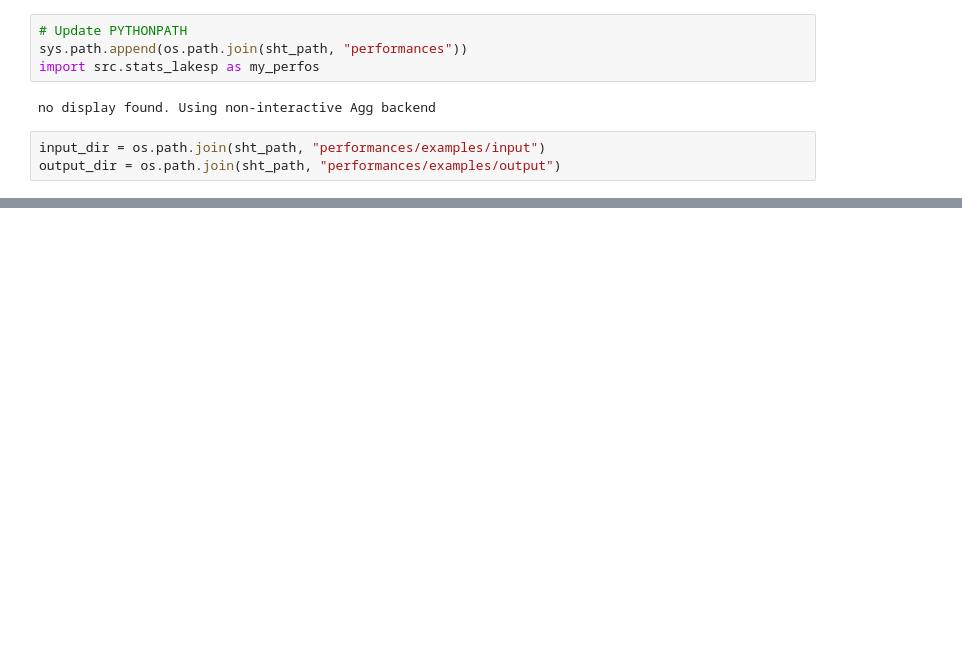
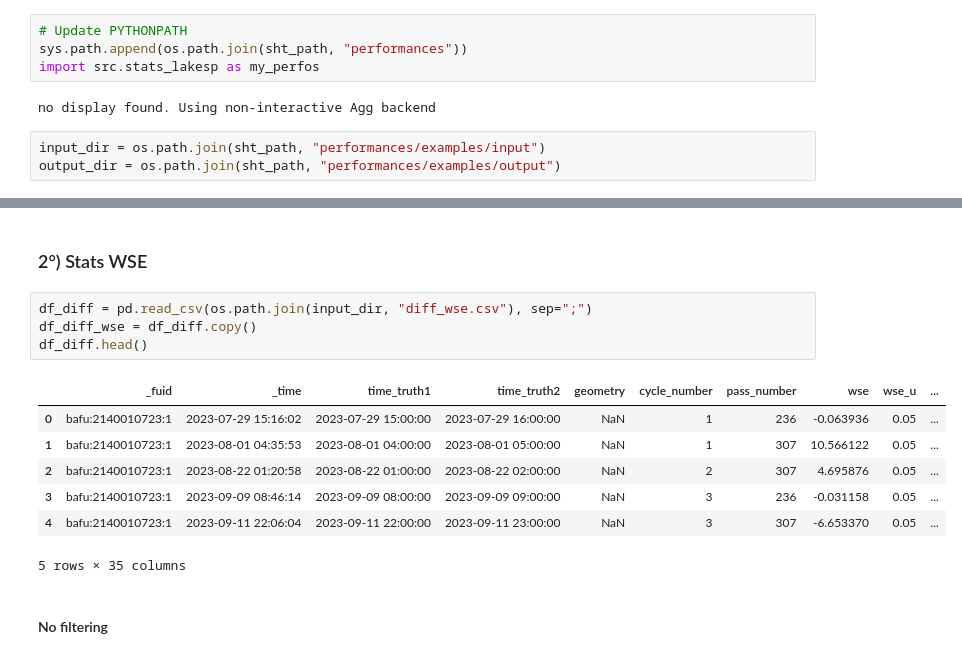
Before and after one commit to CNES/swot-hydrology-toolbox, a Jupyter notebook: performances/examples/perfos_lakesp_with_filters.ipynb, the cells around one changed output, grey strips where cells are left out. Saved outputs shown, nothing was run; the diff lists cells and outputs as text; blank space fills up the shorter version.

```diff
--- a/performances/examples/perfos_lakesp_with_filters.ipynb
+++ b/performances/examples/perfos_lakesp_with_filters.ipynb
@@ -316,0 +713,17 @@ median_value
+# %% [markdown]
+<a id="stats-wse"></a>
+### 2°) Stats WSE
+# %%
+df_diff = pd.read_csv(os.path.join(input_dir, "diff_wse.csv"), sep=";")
+df_diff_wse = df_diff.copy()
+df_diff.head()
+# %% [output]
+|  | _fuid | _time | time_truth1 | time_truth2 | geometry | cycle_number | pass_number | wse | wse_u | ... |
+| 0 | bafu:2140010723:1 | 2023-07-29 15:16:02 | 2023-07-29 15:00:00 | 2023-07-29 16:00:00 | NaN | 1 | 236 | -0.063936 | 0.05 | ... |
+| 1 | bafu:2140010723:1 | 2023-08-01 04:35:53 | 2023-08-01 04:00:00 | 2023-08-01 05:00:00 | NaN | 1 | 307 | 10.566122 | 0.05 | ... |
+| 2 | bafu:2140010723:1 | 2023-08-22 01:20:58 | 2023-08-22 01:00:00 | 2023-08-22 02:00:00 | NaN | 2 | 307 | 4.695876 | 0.05 | ... |
+| 3 | bafu:2140010723:1 | 2023-09-09 08:46:14 | 2023-09-09 08:00:00 | 2023-09-09 09:00:00 | NaN | 3 | 236 | -0.031158 | 0.05 | ... |
+| 4 | bafu:2140010723:1 | 2023-09-11 22:06:04 | 2023-09-11 22:00:00 | 2023-09-11 23:00:00 | NaN | 3 | 307 | -6.653370 | 0.05 | ... |
+5 rows × 35 columns
+# %% [markdown]
+#### No filtering
```
Also changed, not shown: parts of 201 cells of this notebook.
